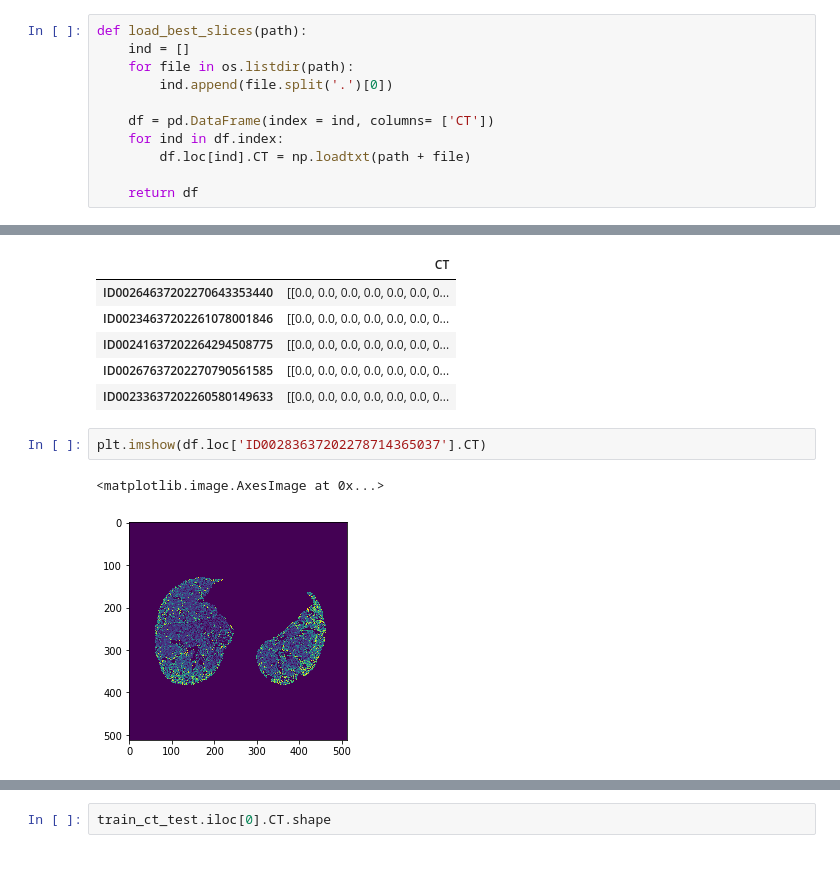
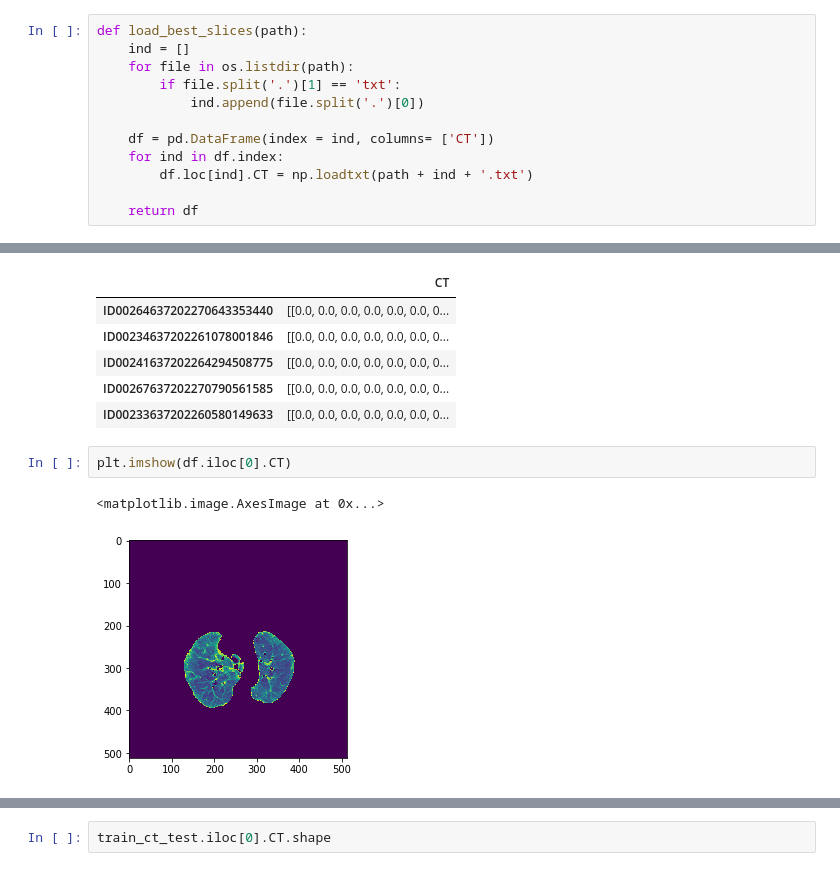
Before and after one commit to EdMDias/OSIC_kaggle_project, a Jupyter notebook: largest_slice_of_lung.ipynb, the cells around one changed output, grey strips where cells are left out. Drawn from its saved outputs; the diff is of its cells as text.

```diff
--- a/largest_slice_of_lung.ipynb
+++ b/largest_slice_of_lung.ipynb
@@ -91,11 +91,12 @@ for ind in train_ct_test.index:
 def load_best_slices(path):
     ind = []
     for file in os.listdir(path):
-        ind.append(file.split('.')[0])
+        if file.split('.')[1] == 'txt':
+            ind.append(file.split('.')[0])
 
     df = pd.DataFrame(index = ind, columns= ['CT'])
     for ind in df.index:
-        df.loc[ind].CT = np.loadtxt(path + file)
+        df.loc[ind].CT = np.loadtxt(path + ind + '.txt')
 
     return df
 # %%
@@ -110,7 +111,7 @@ df.head()
 | ID00267637202270790561585 | [[0.0, 0.0, 0.0, 0.0, 0.0, 0.0, 0... |
 | ID00233637202260580149633 | [[0.0, 0.0, 0.0, 0.0, 0.0, 0.0, 0... |
 # %%
-plt.imshow(df.loc['ID00283637202278714365037'].CT)
+plt.imshow(df.iloc[0].CT)
 # %% [output]
 <matplotlib.image.AxesImage at 0x...>
-[figure, old version]
+[figure, new version]
```
Also changed, not shown: parts of 2 cells of this notebook, 1 other file.
